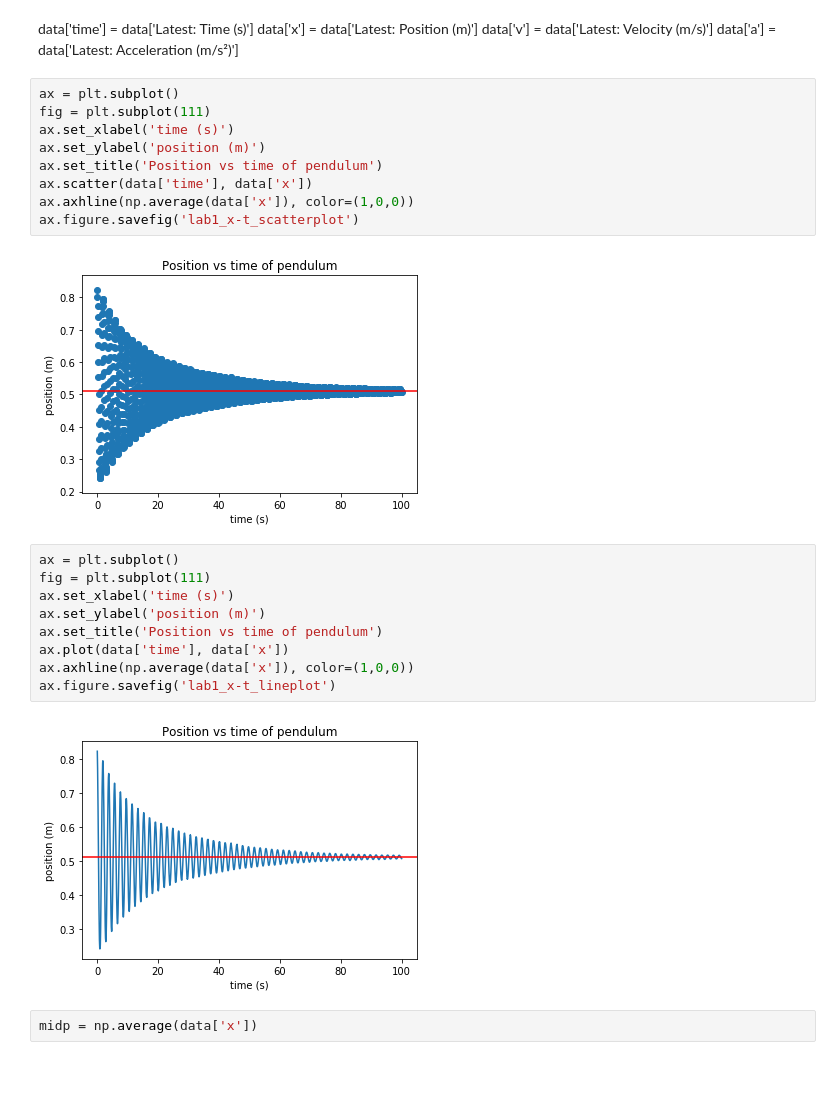
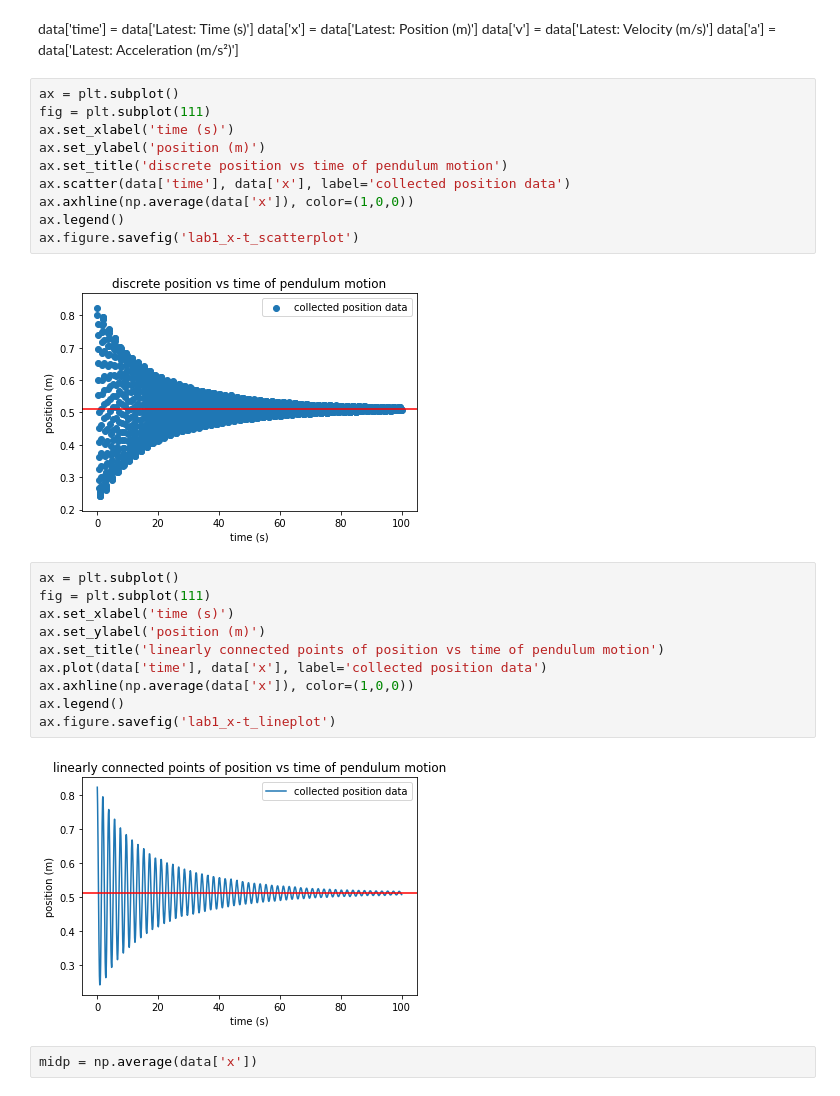
Before and after one commit to kaceyaurum/PHY-252-labs, a Jupyter notebook: lab1.ipynb, the cells around one changed output. Cells and saved outputs as stored; diff of their text form.

```diff
--- a/lab1.ipynb
+++ b/lab1.ipynb
@@ -50,23 +57,25 @@ ax = plt.subplot()
 fig = plt.subplot(111)
 ax.set_xlabel('time (s)')
 ax.set_ylabel('position (m)')
-ax.set_title('Position vs time of pendulum')
-ax.scatter(data['time'], data['x'])
+ax.set_title('discrete position vs time of pendulum motion')
+ax.scatter(data['time'], data['x'], label='collected position data')
 ax.axhline(np.average(data['x']), color=(1,0,0))
+ax.legend()
 ax.figure.savefig('lab1_x-t_scatterplot')
 # %% [output]
-[figure, old version]
+[figure, new version]
 # %%
 ax = plt.subplot()
 fig = plt.subplot(111)
 ax.set_xlabel('time (s)')
 ax.set_ylabel('position (m)')
-ax.set_title('Position vs time of pendulum')
-ax.plot(data['time'], data['x'])
+ax.set_title('linearly connected points of position vs time of pendulum motion')
+ax.plot(data['time'], data['x'], label='collected position data')
 ax.axhline(np.average(data['x']), color=(1,0,0))
+ax.legend()
 ax.figure.savefig('lab1_x-t_lineplot')
 # %% [output]
-[figure, old version]
+[figure, new version]
 # %%
 midp = np.average(data['x'])
 # %%
```
Also changed, not shown: parts of 15 cells of this notebook, 6 other files.
